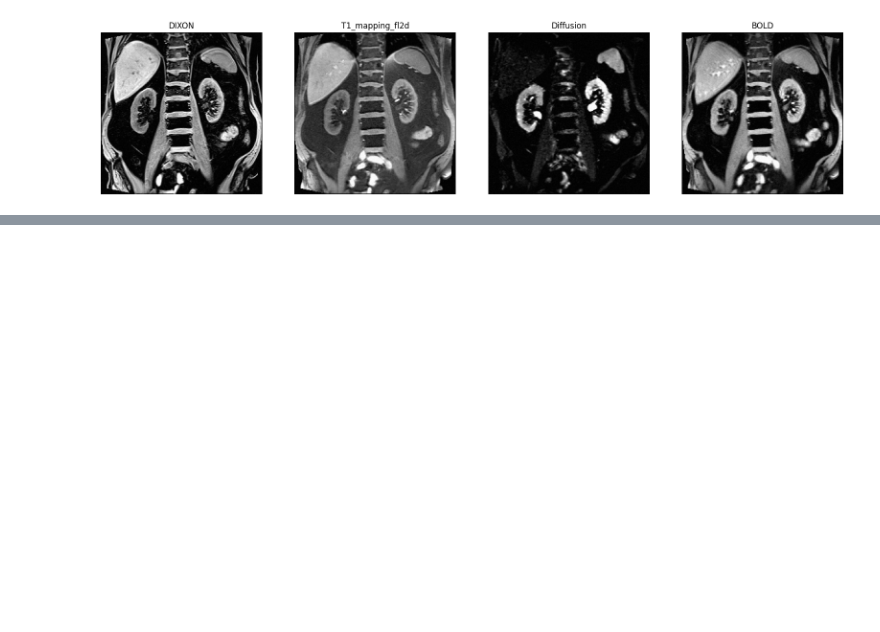
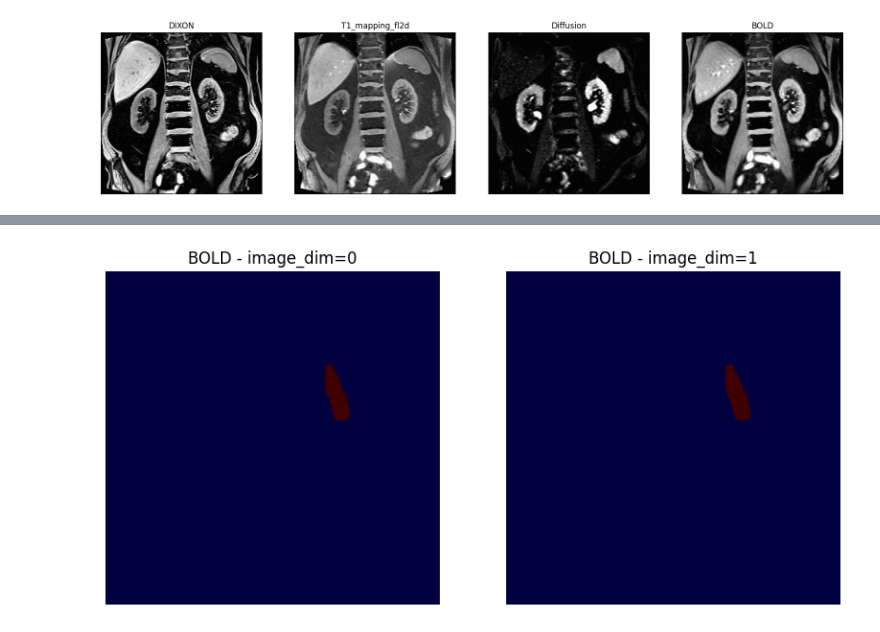
Before and after one commit to unicorne/MU-Diff, a Jupyter notebook: explore_and_create_data.ipynb, the cells around one changed output, grey strips where cells are left out. Saved outputs shown, nothing was run; the diff lists cells and outputs as text; code cells hidden in the pictures; blank space fills up the shorter version.

```diff
--- a/explore_and_create_data.ipynb
+++ b/explore_and_create_data.ipynb
@@ -982,0 +1027,29 @@ plot_all_contrasts(1000, data_dixon=data_dixon, data_t1=data_t1, data_diffusion=
+# %%
+import matplotlib.pyplot as plt
+
+
+def compare_slices(bold_a, bold_b, index=0):
+    sample_a = bold_a[index]
+    sample_b = bold_b[index]
+
+    image_a = sample_a["image"].squeeze().numpy()
+    image_b = sample_b["image"].squeeze().numpy()
+
+    mask_a = sample_a["mask"].squeeze().numpy()
+    mask_b = sample_b["mask"].squeeze().numpy()
+
+    fig, axs = plt.subplots(1, 2, figsize=(10, 5))
+    axs[0].imshow(image_a, cmap='gray')
+    axs[0].imshow(mask_a, cmap='jet', alpha=0.5)
+    axs[0].set_title('BOLD - image_dim=0')
+    axs[1].imshow(image_b, cmap='gray')
+    axs[1].imshow(mask_b, cmap='jet', alpha=0.5)
+    axs[1].set_title('BOLD - image_dim=1')
+
+    for a in axs:
+        a.axis('off')
+    plt.show()
+
+compare_slices(bold_0, bold_1, index=38)
+# %% [output]
+[figure, added]
```
Also changed, not shown: parts of 20 cells of this notebook, 31 other files.
